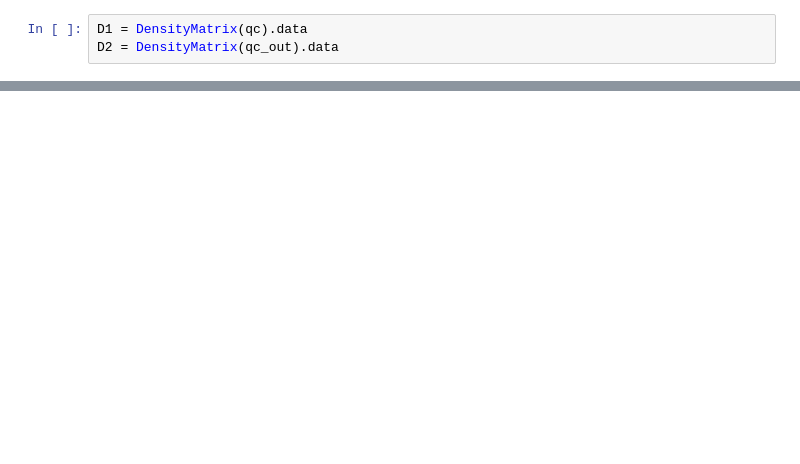
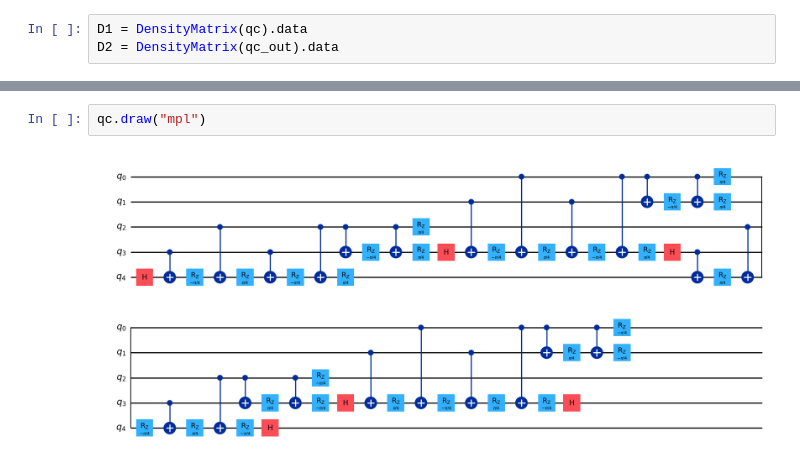
Before and after one commit to congfeng4/QuantumCompiler, a Jupyter notebook: verify_circuit.ipynb, the cells around one changed output, grey strips where cells are left out. Saved outputs shown, nothing was run; the diff lists cells and outputs as text; blank space fills up the shorter version.

```diff
--- a/verify_circuit.ipynb
+++ b/verify_circuit.ipynb
@@ -55,0 +142,4 @@ np.linalg.norm(U1-U2)
+# %%
+qc.draw("mpl")
+# %% [output]
+[figure, added]
```
Also changed, not shown: parts of 20 cells of this notebook, 5 other files.
